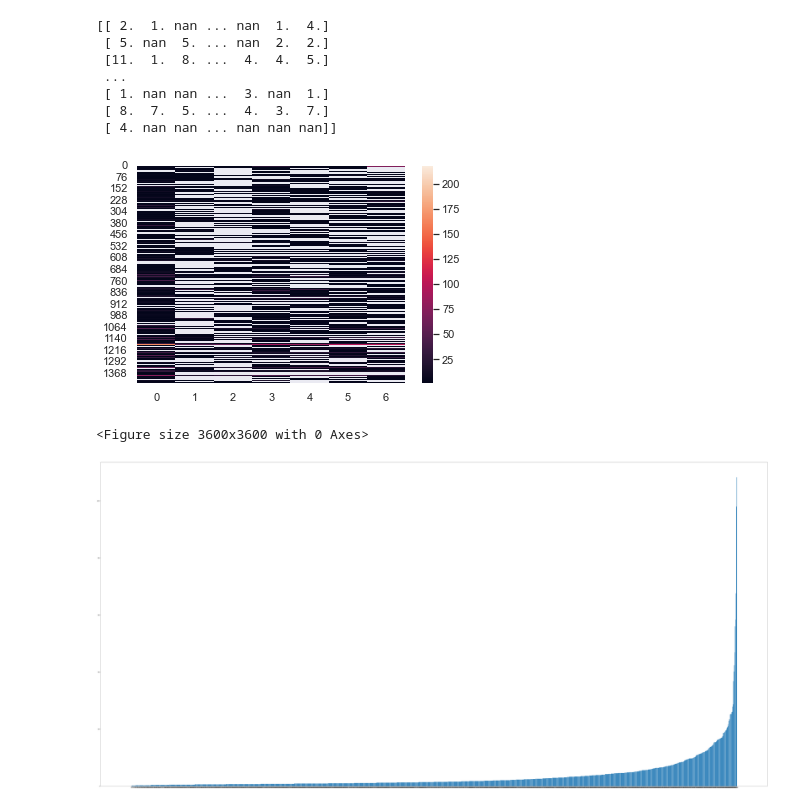
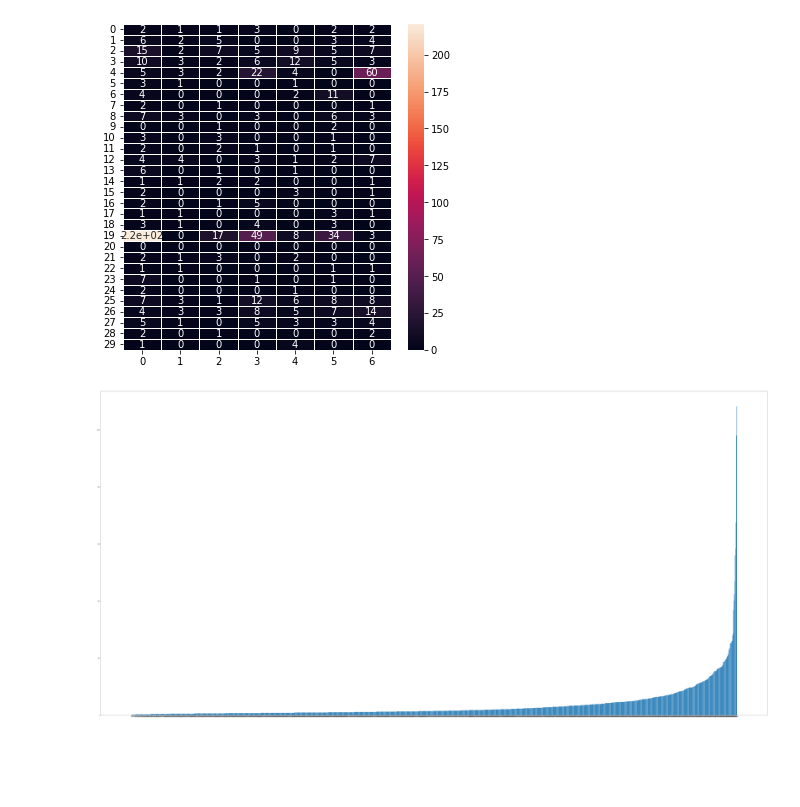
Before and after one commit to naddi96/progetto-ML, a Jupyter notebook: statisticheDataset.ipynb, the cells around one changed output. Saved outputs shown, nothing was run; the diff lists cells and outputs as text; code cells hidden in the pictures; blank space fills up the shorter version.

```diff
--- a/statisticheDataset.ipynb
+++ b/statisticheDataset.ipynb
@@ -42,24 +40,14 @@ matrix=np.zeros((len(dataset[0].x[0]),7))
 for element,label in zip(dataset[0].x,dataset[0].y):
     for feature,index in zip(element,range(0,len(element))):
         matrix[index][label]=matrix[index][label]+feature
-# %%
-
-print(matrix)
-matrix[matrix==0.0]=np.nan
-#im = plt.matshow(matrix, cmap=plt.cm.hot, aspect='auto') #
-sns.heatmap(matrix)
-plt.figure(figsize=(50, 50))
-plt.savefig('test.png', dpi=800)
-# %% [output]
-[[ 2.  1. nan ... nan  1.  4.]
- [ 5. nan  5. ... nan  2.  2.]
- [11.  1.  8. ...  4.  4.  5.]
- ...
- [ 1. nan nan ...  3. nan  1.]
- [ 8.  7.  5. ...  4.  3.  7.]
- [ 4. nan nan ... nan nan nan]]
-[figure, removed]
-<Figure size 3600x3600 with 0 Axes>
+# %%
+matrice=matrix
+#matrix[matrix==0.0]=np.nan
+plt.figure(figsize = (6,0.2*len(matrice)))
+sns.heatmap(matrice, annot=True, linewidths=.5)
+plt.show()
+# %% [output]
+[figure, added]
 # %%
 
 
```
Also changed, not shown: parts of 3 cells of this notebook, 5 other files.
